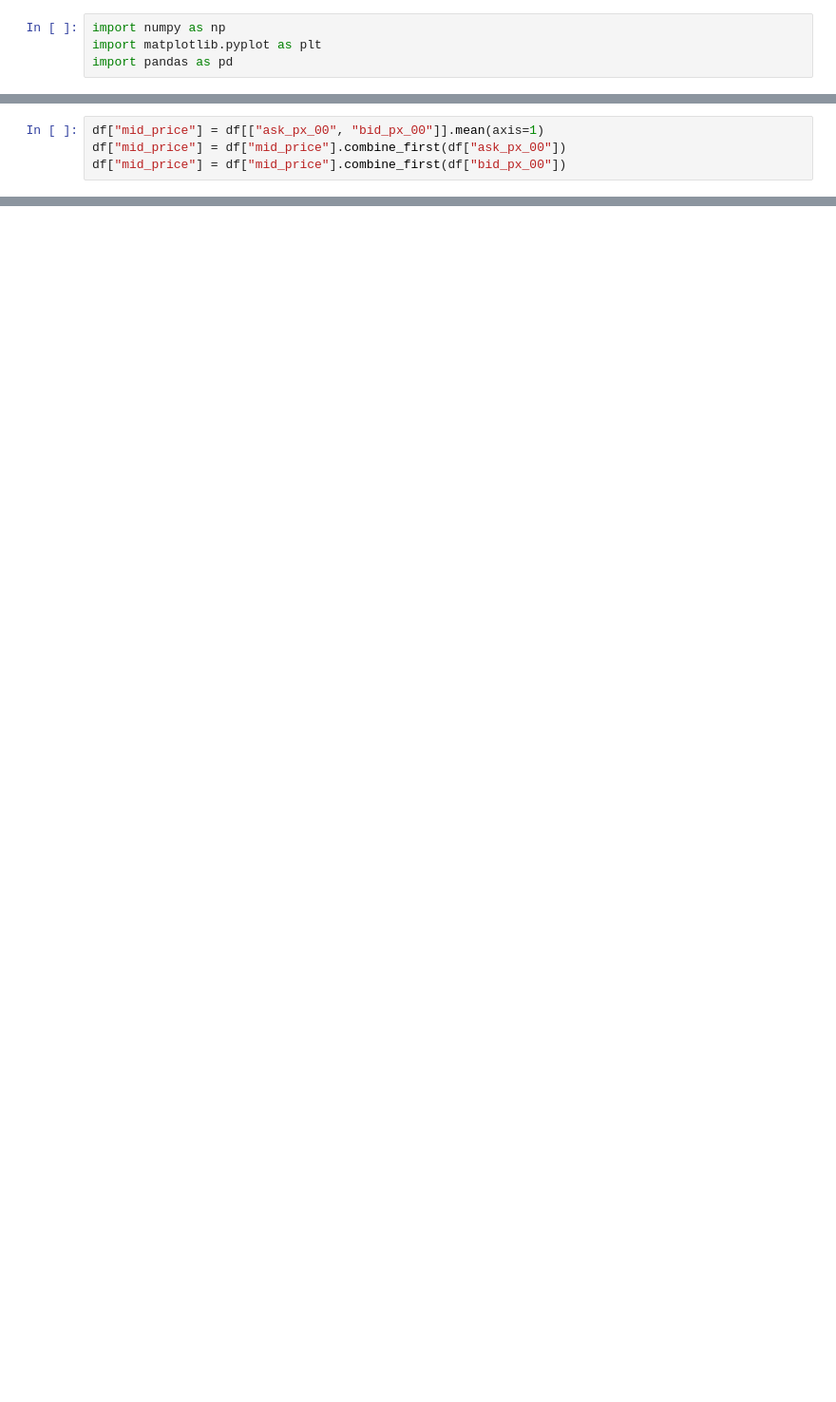
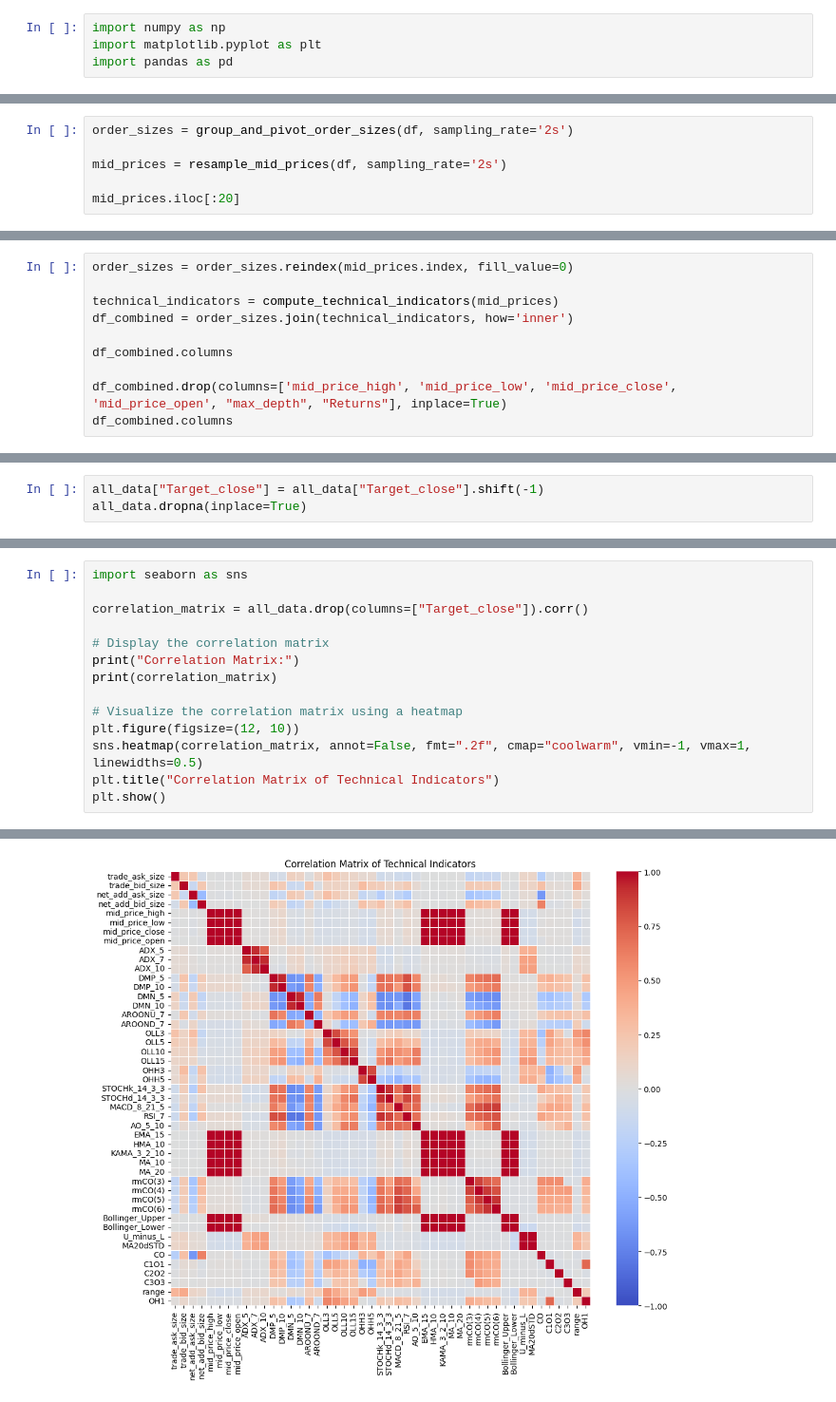
Before and after one commit to LiaoLaurent/Stock-Prediction-Deep-Learning, a Jupyter notebook: feature_engineering.ipynb, the cells around one changed output, grey strips where cells are left out. Shown at 95% size. Saved outputs shown, nothing was run; the diff lists cells and outputs as text; blank space fills up the shorter version.

```diff
--- a/feature_engineering.ipynb
+++ b/feature_engineering.ipynb
@@ -20,6 +25,2 @@ df.head()
 5 rows × 74 columns
-# %%
-df["mid_price"] = df[["ask_px_00", "bid_px_00"]].mean(axis=1)
-df["mid_price"] = df["mid_price"].combine_first(df["ask_px_00"])
-df["mid_price"] = df["mid_price"].combine_first(df["bid_px_00"])
 # %%
@@ -198,0 +169,6 @@ Name: count, dtype: int64
+# %%
+order_sizes = group_and_pivot_order_sizes(df, sampling_rate='2s')
+
+mid_prices = resample_mid_prices(df, sampling_rate='2s')
+
+mid_prices.iloc[:20]
@@ -198,0 +194,10 @@ Name: count, dtype: int64
+# %%
+order_sizes = order_sizes.reindex(mid_prices.index, fill_value=0)
+
+technical_indicators = compute_technical_indicators(mid_prices)
+df_combined = order_sizes.join(technical_indicators, how='inner')
+
+df_combined.columns
+
+df_combined.drop(columns=['mid_price_high', 'mid_price_low', 'mid_price_close', 'mid_price_open', "max_depth", "Returns"], inplace=True)
+df_combined.columns
@@ -198,0 +258,3 @@ Name: count, dtype: int64
+# %%
+all_data["Target_close"] = all_data["Target_close"].shift(-1)
+all_data.dropna(inplace=True)
@@ -198,0 +280,15 @@ Name: count, dtype: int64
+# %%
+import seaborn as sns
+
+correlation_matrix = all_data.drop(columns=["Target_close"]).corr()
+
+# Display the correlation matrix
+print("Correlation Matrix:")
+print(correlation_matrix)
+
+# Visualize the correlation matrix using a heatmap
+plt.figure(figsize=(12, 10))
+sns.heatmap(correlation_matrix, annot=False, fmt=".2f", cmap="coolwarm", vmin=-1, vmax=1, linewidths=0.5)
+plt.title("Correlation Matrix of Technical Indicators")
+plt.show()
+# %% [output]
@@ -198,0 +312 @@ Name: count, dtype: int64
+[figure, added]
```
Also changed, not shown: parts of 24 cells of this notebook, 5 other files.
